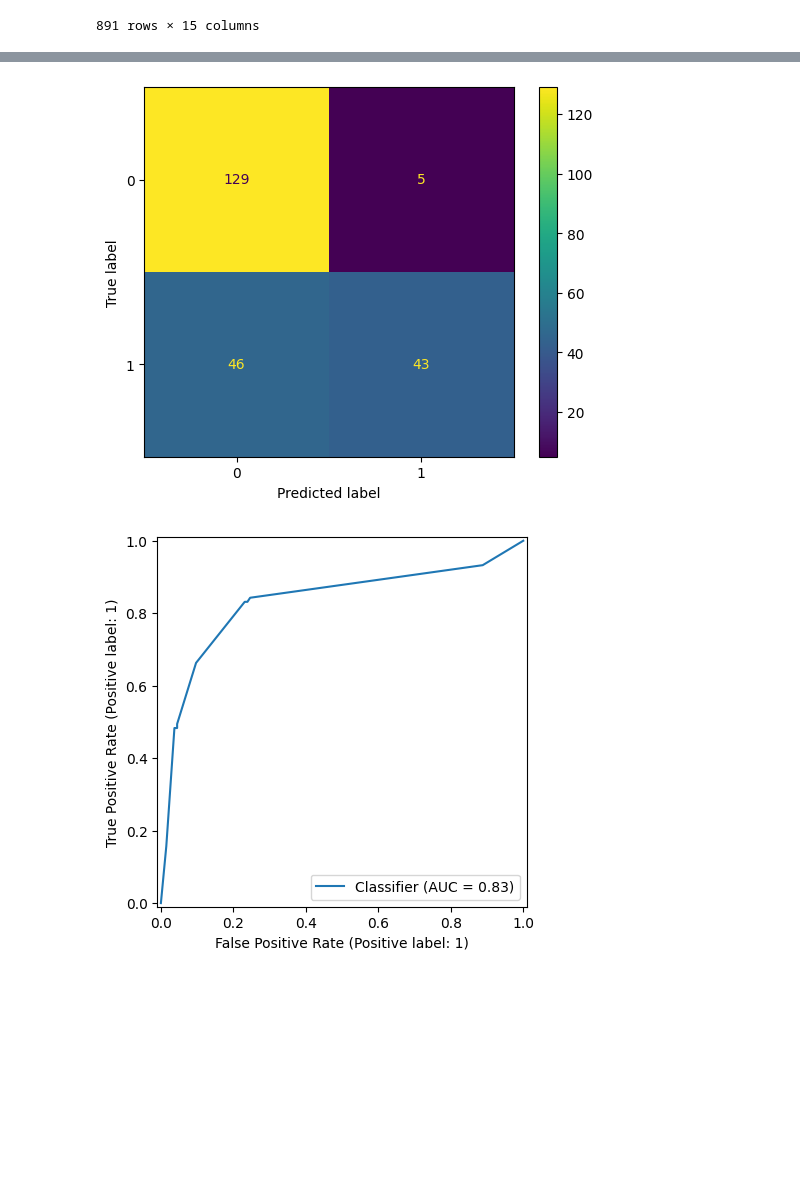
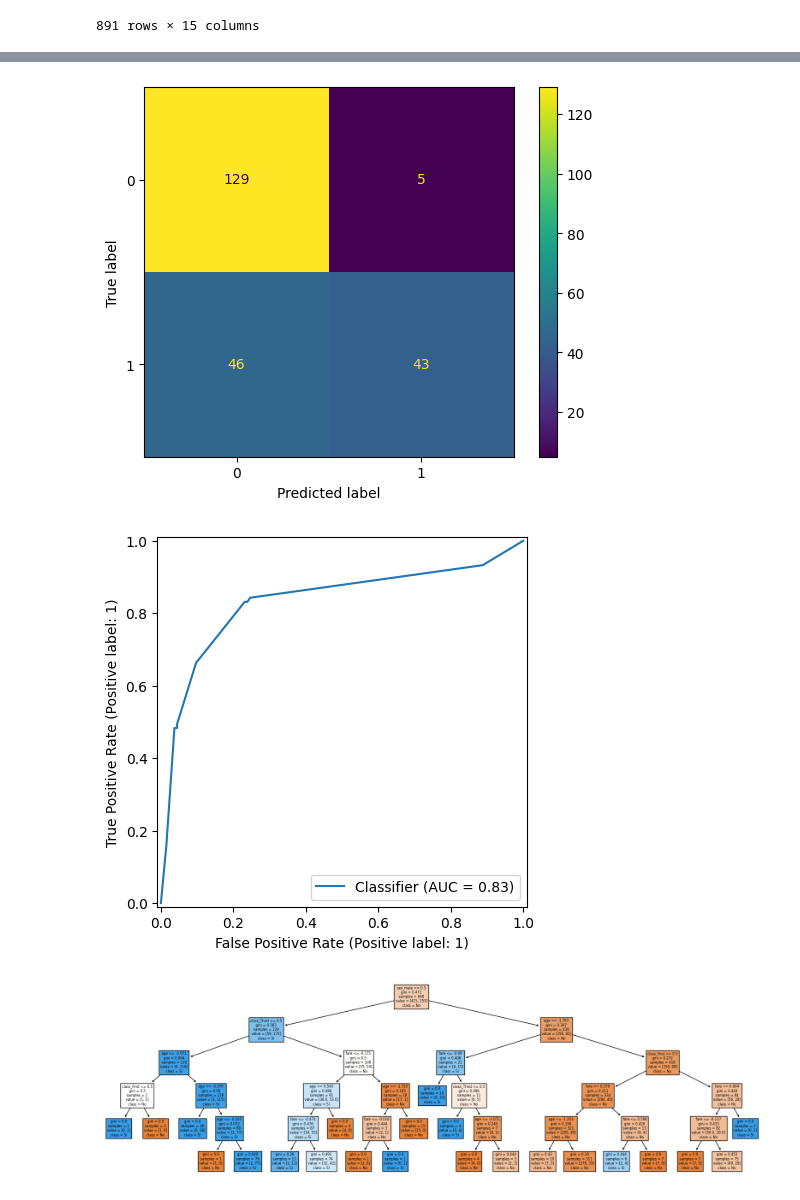
Before and after one commit to datacubeR/clases_UAI, a Jupyter notebook: tics411/notebooks/13-ex-DT.ipynb, the cells around one changed output, grey strips where cells are left out. Cells and saved outputs as stored; diff of their text form; code cells hidden in the pictures; blank space fills up the shorter version.

```diff
--- a/tics411/notebooks/13-ex-DT.ipynb
+++ b/tics411/notebooks/13-ex-DT.ipynb
@@ -193,29 +215,31 @@ Test Recall 0.8426966292134831
 # %%
 parameters = dict(
     num_method="mean",
     cat_method="frequent",
     sc_variables=["fare", "age"],
     min_samples_leaf=1,
     min_samples_split=2,
     max_depth=5,
     encoder=OneHotEncoder(),
     threshold=0.9,
 )
 pipe = make_pipeline(parameters)
 make_evaluation(pipe, X_train, X_test, y_train, y_test)
+show_tree(pipe)
 # %% [output]
 Entrenamiento para Decision Tree y threshold = 0.9
 ===================================
 Train Accuracy 0.8173652694610778
 Test Accuracy 0.7713004484304933
 ===================================
 Train Precision 0.9851851851851852
 Test Precision 0.8958333333333334
 ===================================
 Train Recall 0.525691699604743
 Test Recall 0.48314606741573035
 [figure]
 [figure]
+[figure, added]
 # %%
 parameters = dict(
     num_method="mean",
```
Also changed, not shown: parts of 6 cells of this notebook, 4 other files.
